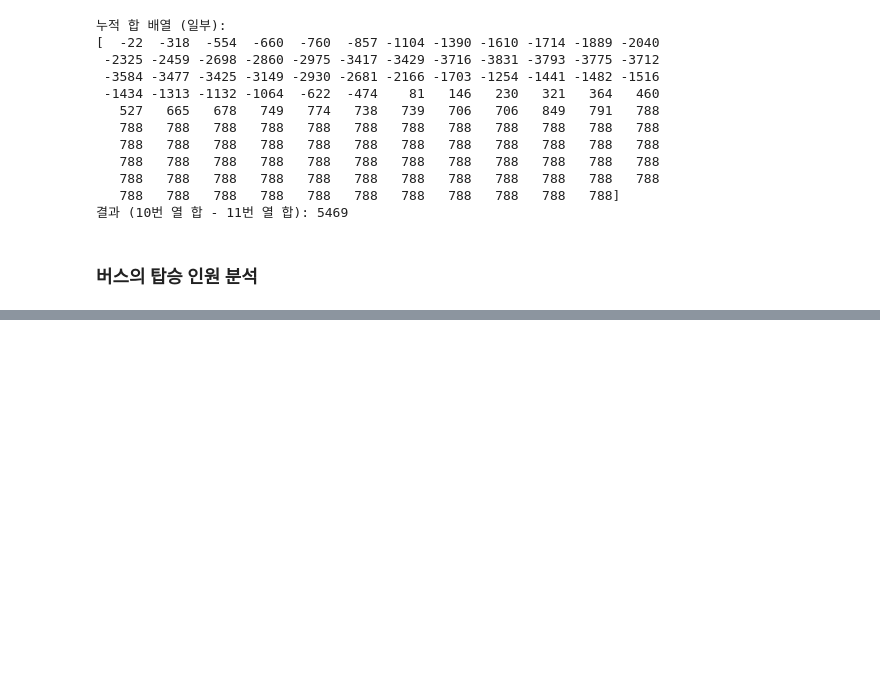
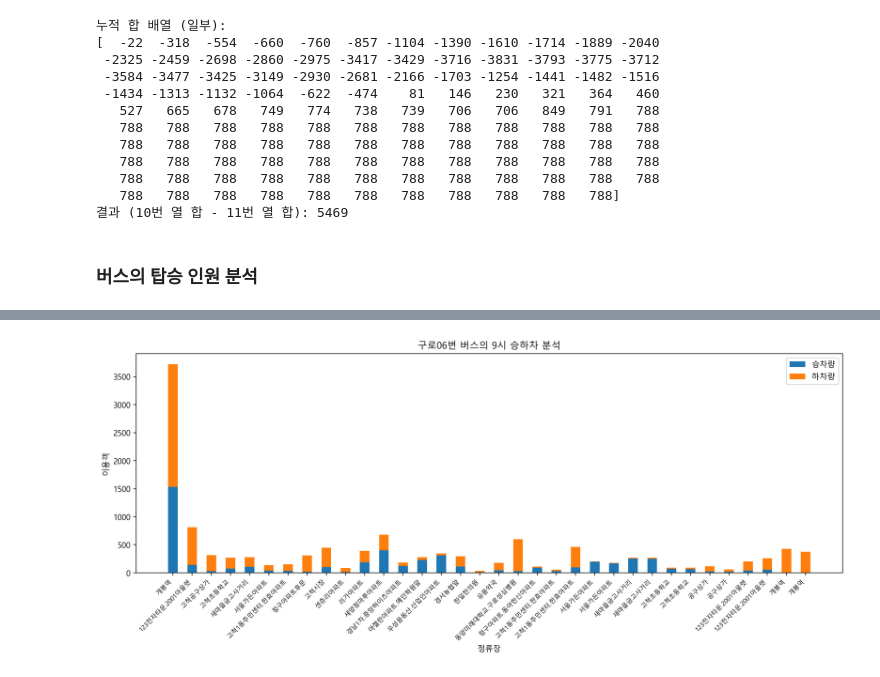
Before and after one commit to yesung05/24-DA-TeamWork, a Jupyter notebook: DA_main.ipynb, the cells around one changed output, grey strips where cells are left out. Saved outputs shown, nothing was run; the diff lists cells and outputs as text; code cells hidden in the pictures; blank space fills up the shorter version.

```diff
--- a/DA_main.ipynb
+++ b/DA_main.ipynb
@@ -299,0 +308,29 @@ plt.show()
+# %%
+def findride(val):
+    return val*2
+
+def findleft(val):
+    return (val*2)-1
+
+selbus = input("선택할 버스 번호를 입력하세요.")
+seltime = int(input("선택할 시간을 입력하세요 (0~23)"))
+getGetOnindex = BusAryDict[selbus][:,findride(seltime)]
+getGetOffindex = BusAryDict[selbus][:,findleft(seltime)]
+getStationNames = [row[5][:-7] for row in busdict[selbus]]
+x = np.arange(len(getStationNames))
+fig, ax = plt.subplots(figsize = (16,5))
+ax.bar(x, getGetOnindex, width=0.5, label = '승차량')
+ax.bar(x, getGetOffindex, width=0.5,bottom = getGetOnindex, label = '하차량' )
+
+ax.set_xlabel('정류장')
+ax.set_ylabel('이용객')
+ax.set_title(f'{selbus}번 버스의 {seltime}시 승하차 분석')
+ax.set_xticks(x)
+ax.set_xticklabels(getStationNames , rotation=45, ha='right', fontsize=8)
+# ax.set_figure(figsize=(10,5))
+ax.legend()
+plt.show()
+# plt.bar(getStationNames,getGetOnindex, getGetOffindex+getGetOnindex)
+# plt.title(f"{selbus}번 버스의 {seltime}시의 평균 승하차량 분석")
+# %% [output]
+[figure, added]
```
Also changed, not shown: parts of 2 cells of this notebook.
